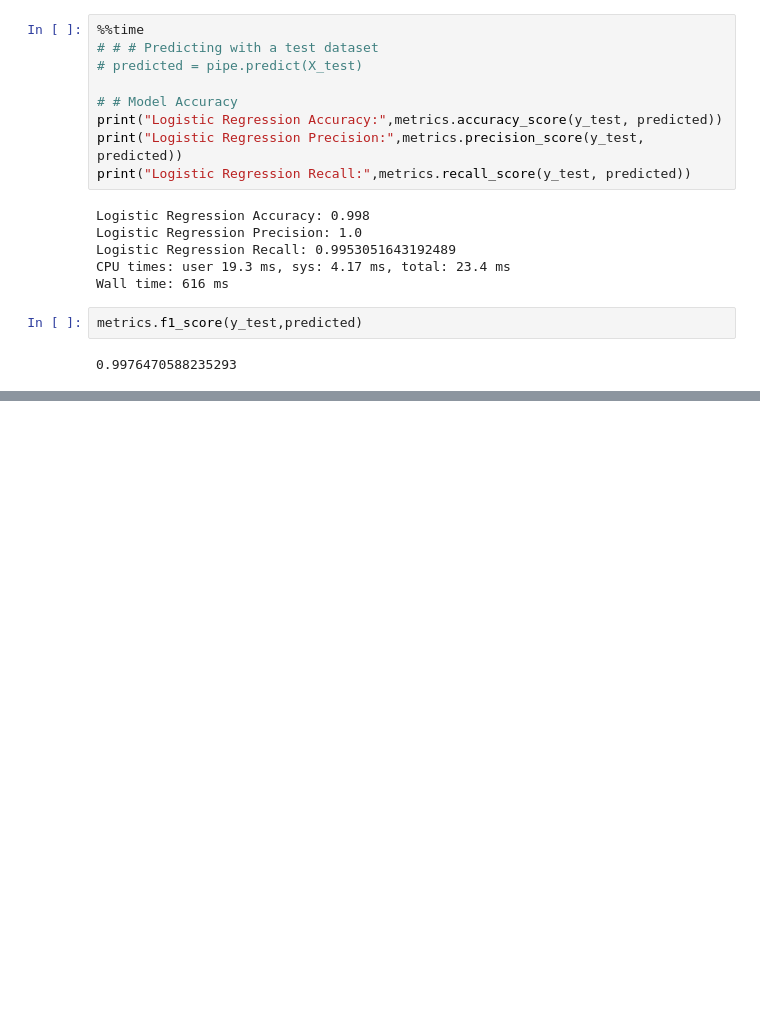
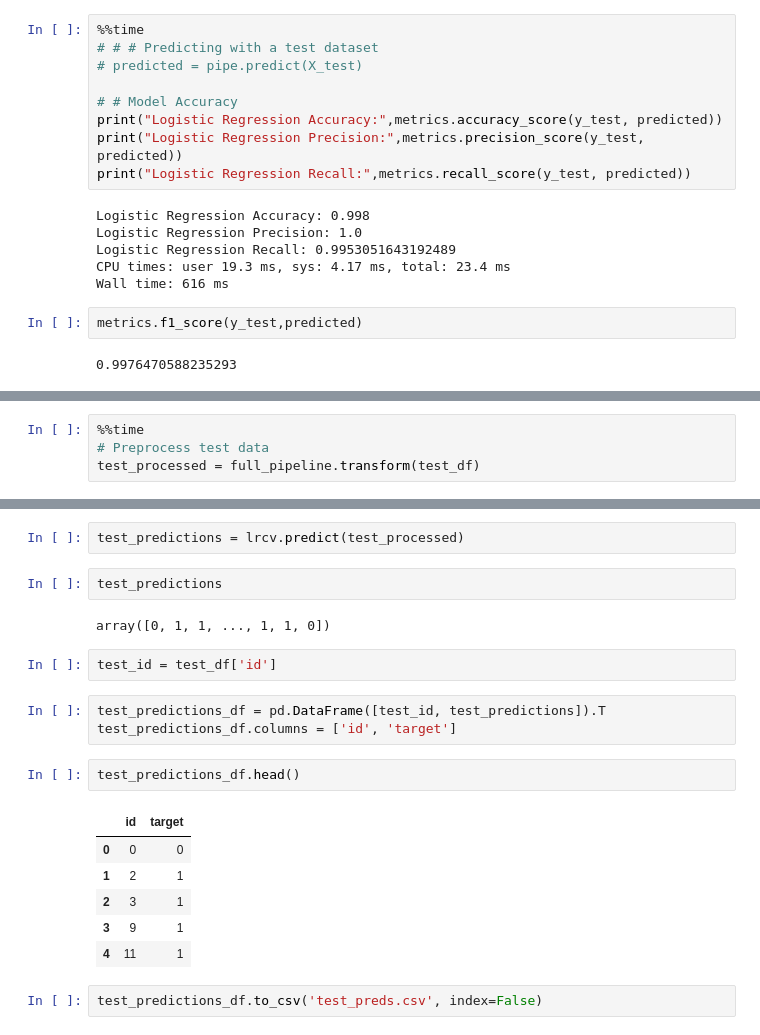
Before and after one commit to bruinAlex/disaster_tweet_kaggle, a Jupyter notebook: feature_union.ipynb, the cells around one changed output, grey strips where cells are left out. Saved outputs shown, nothing was run; the diff lists cells and outputs as text; blank space fills up the shorter version.

```diff
--- a/feature_union.ipynb
+++ b/feature_union.ipynb
@@ -586,0 +664,4 @@ metrics.f1_score(y_test,predicted)
+# %%
+%%time
+# Preprocess test data
+test_processed = full_pipeline.transform(test_df)
@@ -586,0 +671,22 @@ metrics.f1_score(y_test,predicted)
+# %%
+test_predictions = lrcv.predict(test_processed)
+# %%
+test_predictions
+# %% [output]
+array([0, 1, 1, ..., 1, 1, 0])
+# %%
+test_id = test_df['id']
+# %%
+test_predictions_df = pd.DataFrame([test_id, test_predictions]).T
+test_predictions_df.columns = ['id', 'target']
+# %%
+test_predictions_df.head()
+# %% [output]
+|  | id | target |
+| 0 | 0 | 0 |
+| 1 | 2 | 1 |
+| 2 | 3 | 1 |
+| 3 | 9 | 1 |
+| 4 | 11 | 1 |
+# %%
+test_predictions_df.to_csv('test_preds.csv', index=False)
```
Also changed, not shown: parts of 11 cells of this notebook, 7 other files.
